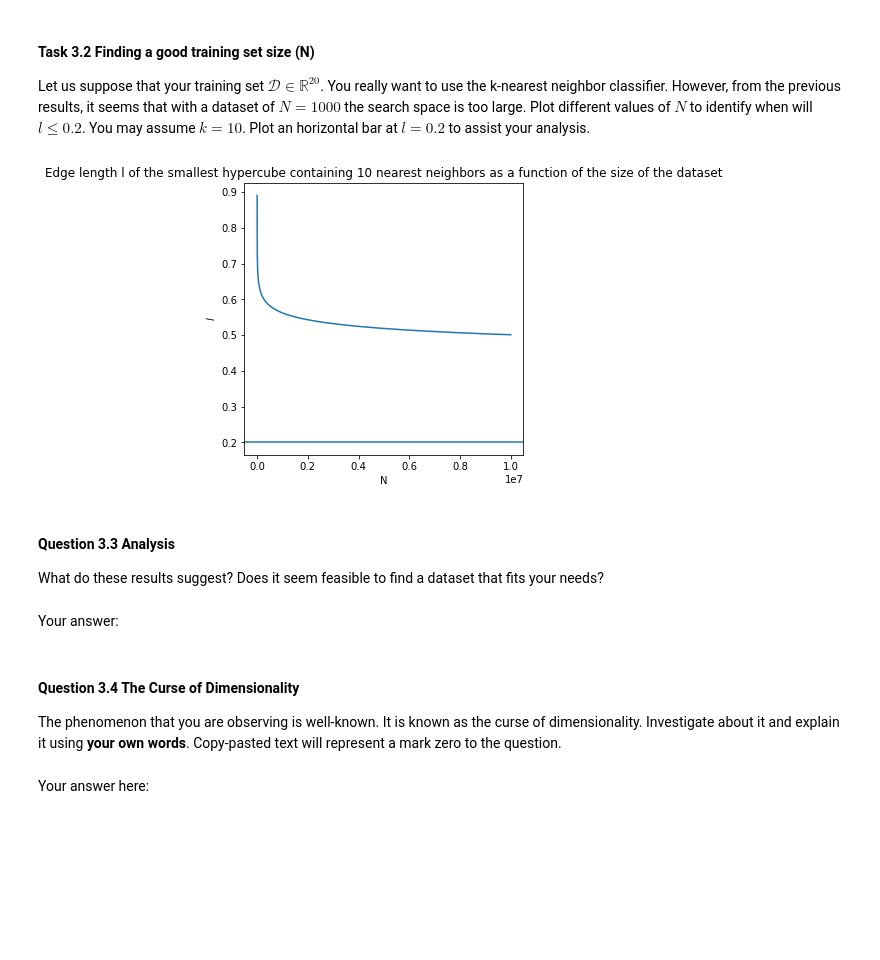
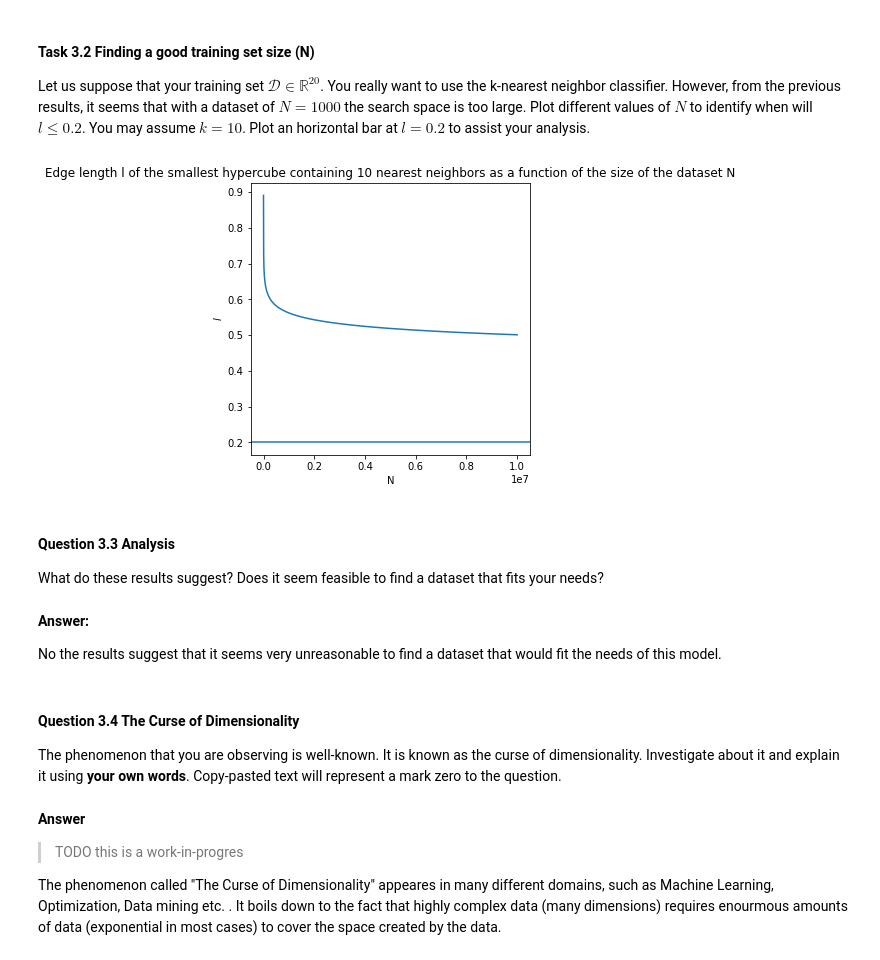
Before and after one commit to malis-course/MALIS, a Jupyter notebook: labs/lab1/knns/knn.ipynb, the cells around one changed output. Saved outputs shown, nothing was run; the diff lists cells and outputs as text; code cells hidden in the pictures; blank space fills up the shorter version.

Commit message:
Started adding an answer to the 3.4 question on the curse of dimensionality

```diff
--- a/labs/lab1/knns/knn.ipynb
+++ b/labs/lab1/knns/knn.ipynb
@@ -352,28 +352,35 @@ Let us suppose that your training set $\mathcal{D} \in \mathbb{R}^{20}$. You rea
 # %%
 ######### Task 3.2 YOUR CODE HERE - do not delete this line ################
 N = np.arange(100, 10000000, 1000)
 
 D = 20
 k = 10.0
 l_values = np.divide(k, N) ** (1.0/D)
 
 sns.lineplot(x = N, y = l_values)
 plt.axhline(0.2)
-plt.title('Edge length l of the smallest hypercube containing 10 nearest neighbors as a function of the size of the dataset')
+plt.title('Edge length l of the smallest hypercube containing 10 nearest neighbors as a function of the size of the dataset N')
 plt.xlabel('N')
 plt.ylabel('$l$')
 plt.show()
 
 ######### Task 3.2 YOUR CODE ENDS HERE - do not delete this line ################
 # %% [output]
-[figure, old version]
+[figure, new version]
 # %% [markdown]
 #### Question 3.3 Analysis
 What do these results suggest? Does it seem feasible to find a dataset that fits your needs?
 # %% [markdown]
-Your answer:
+__Answer:__
+
+No the results suggest that it seems very unreasonable to find a dataset that would fit the needs of this model.
 # %% [markdown]
 #### Question 3.4 The Curse of Dimensionality
 The phenomenon that you are observing is well-known. It is known as the curse of dimensionality. Investigate about it and explain it using **your own words**. Copy-pasted text will represent a mark zero to the question.
 # %% [markdown]
-Your answer here:
+__Answer__
+
+> TODO this is a work-in-progres
+
+The phenomenon called "The Curse of Dimensionality" appeares in many different domains, such as Machine Learning, Optimization, Data mining etc. .
+It boils down to the fact that highly complex data (many dimensions) requires enourmous amounts of data (exponential in most cases) to cover the space created by the data.
```
